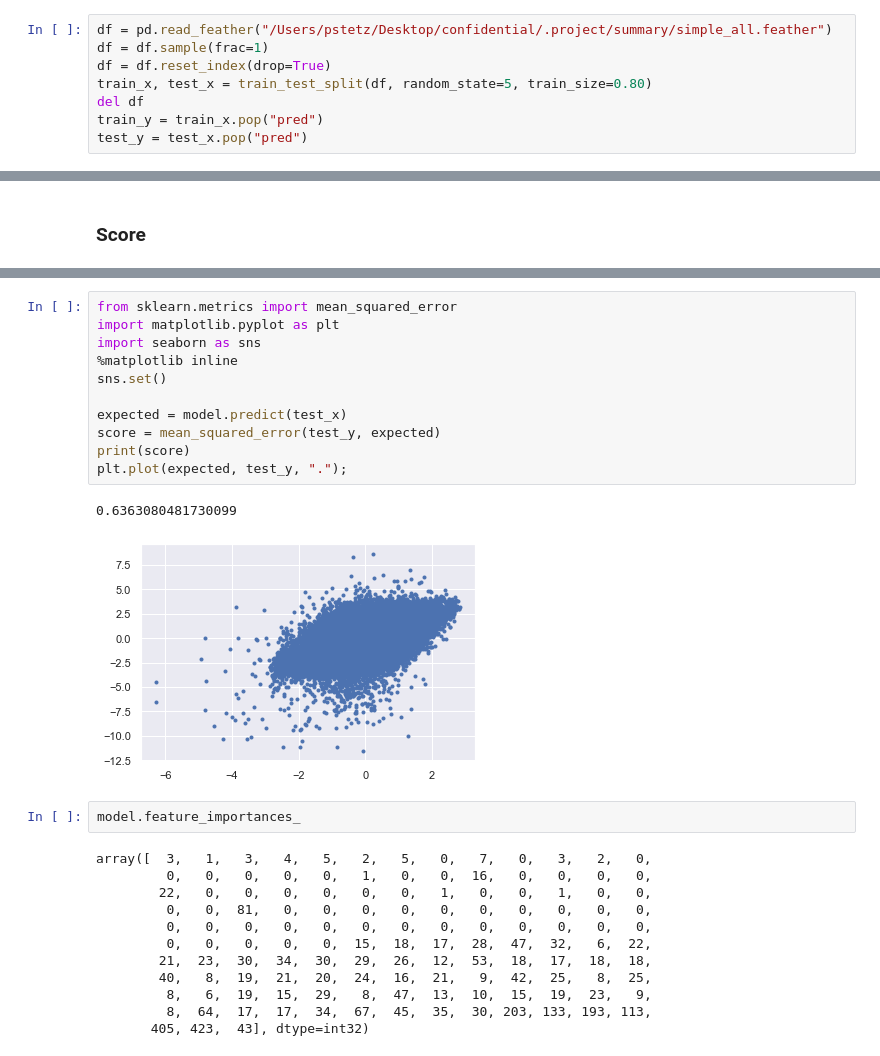
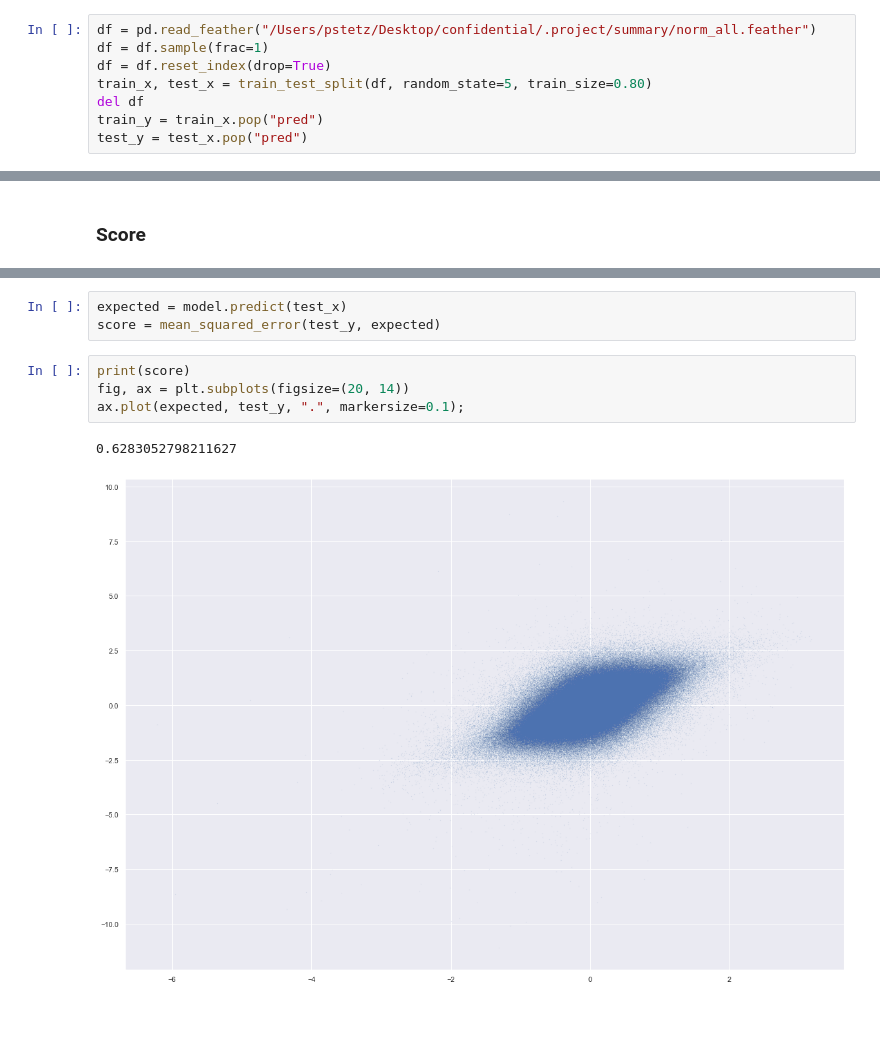
Before and after one commit to pstetz/slowmo, a Jupyter notebook: src/sklearn.ipynb, the cells around one changed output, grey strips where cells are left out. Drawn from its saved outputs; the diff is of its cells as text; blank space fills up the shorter version.

Commit message:
lgbm and cnn model

```diff
--- a/src/sklearn.ipynb
+++ b/src/sklearn.ipynb
@@ -29,7 +47,7 @@ from sklearn.model_selection import train_test_split, GridSearchCV, cross_valida
 # df = pd.concat(dfs)
 </div>
 # %%
-df = pd.read_feather("/Users/pstetz/Desktop/confidential/.project/summary/simple_all.feather")
+df = pd.read_feather("/Users/pstetz/Desktop/confidential/.project/summary/norm_all.feather")
 df = df.sample(frac=1)
 df = df.reset_index(drop=True)
 train_x, test_x = train_test_split(df, random_state=5, train_size=0.80)
@@ -154,28 +163,10 @@ lgb.plot_importance(model, ax=ax);
-# %%
-from sklearn.metrics import mean_squared_error
-import matplotlib.pyplot as plt
-import seaborn as sns
-%matplotlib inline
-sns.set()
-
-expected = model.predict(test_x)
-score = mean_squared_error(test_y, expected)
-print(score)
-plt.plot(expected, test_y, ".");
-# %% [output]
-0.6363080481730099
-[figure, removed]
-# %%
-model.feature_importances_
-# %% [output]
-array([  3,   1,   3,   4,   5,   2,   5,   0,   7,   0,   3,   2,   0,
-         0,   0,   0,   0,   0,   1,   0,   0,  16,   0,   0,   0,   0,
-        22,   0,   0,   0,   0,   0,   0,   1,   0,   0,   1,   0,   0,
-         0,   0,  81,   0,   0,   0,   0,   0,   0,   0,   0,   0,   0,
-         0,   0,   0,   0,   0,   0,   0,   0,   0,   0,   0,   0,   0,
-         0,   0,   0,   0,   0,  15,  18,  17,  28,  47,  32,   6,  22,
-        21,  23,  30,  34,  30,  29,  26,  12,  53,  18,  17,  18,  18,
-        40,   8,  19,  21,  20,  24,  16,  21,   9,  42,  25,   8,  25,
-         8,   6,  19,  15,  29,   8,  47,  13,  10,  15,  19,  23,   9,
-         8,  64,  17,  17,  34,  67,  45,  35,  30, 203, 133, 193, 113,
-       405, 423,  43], dtype=int32)
+# %%
+expected = model.predict(test_x)
+score = mean_squared_error(test_y, expected)
+# %%
+print(score)
+fig, ax = plt.subplots(figsize=(20, 14))
+ax.plot(expected, test_y, ".", markersize=0.1);
+# %% [output]
+0.6283052798211627
+[figure, added]
```
Also changed, not shown: parts of 5 cells of this notebook, 3 other files.
